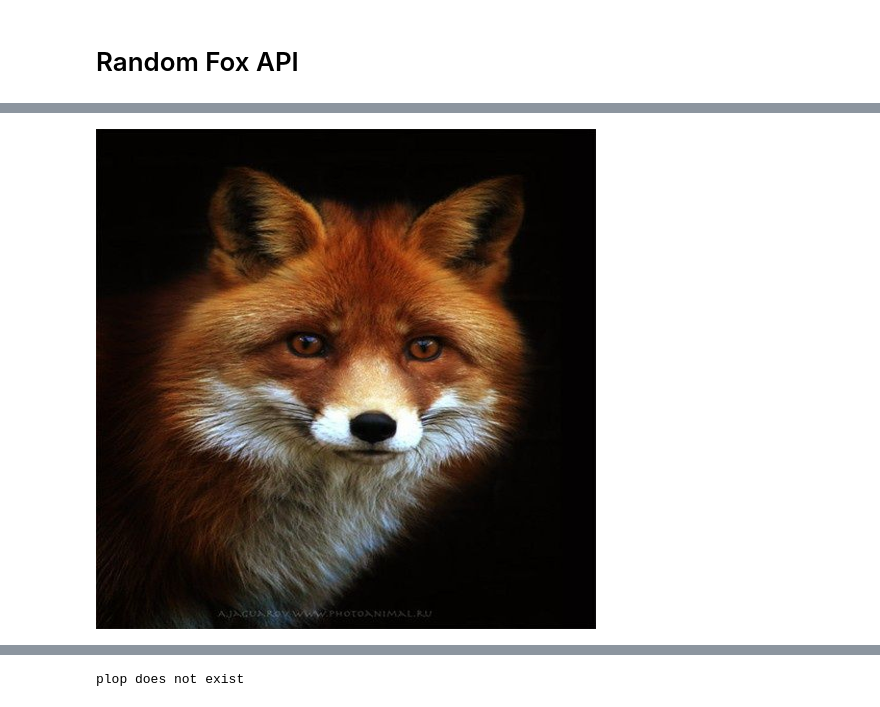
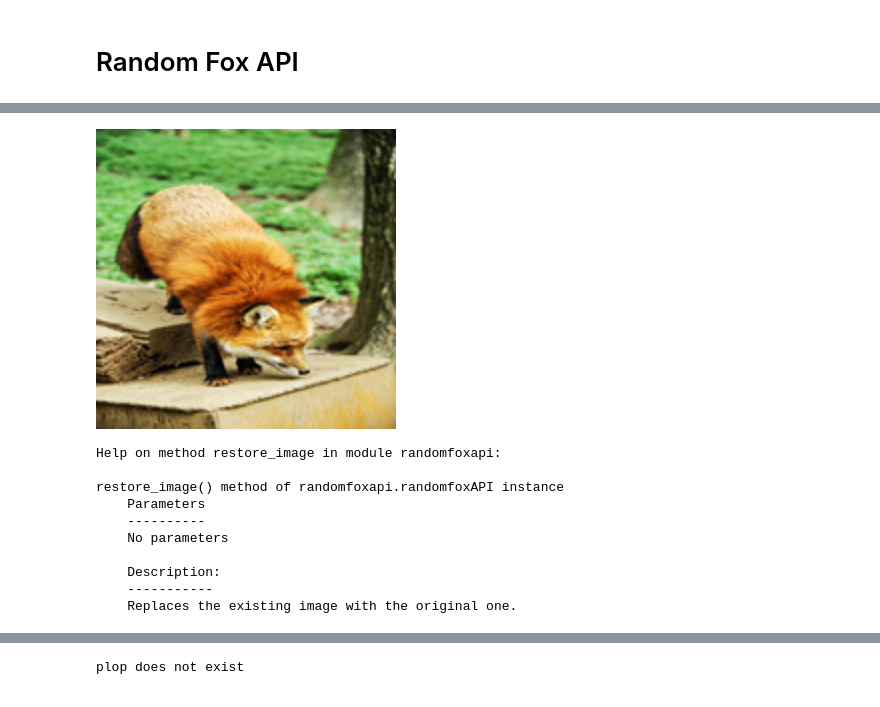
Before and after one commit to stefano-sosa/random-fox-and-the-cat, a Jupyter notebook: random-fox-api/randomfoxapi-test.ipynb, the cells around one changed output, grey strips where cells are left out. Drawn from its saved outputs; the diff is of its cells as text; code cells hidden in the pictures.

```diff
--- a/random-fox-api/randomfoxapi-test.ipynb
+++ b/random-fox-api/randomfoxapi-test.ipynb
@@ -27,5 +73,18 @@ fox.img
 # %%
-fox.resize_image([500,500])
+fox.resize_image([300,300])
 fox.img
 # %% [output]
-[figure, old version]
+[figure, new version]
+# %%
+help(fox.restore_image)
+# %% [output]
+Help on method restore_image in module randomfoxapi:
+
+restore_image() method of randomfoxapi.randomfoxAPI instance
+    Parameters
+    ----------
+    No parameters
+
+    Description:
+    -----------
+    Replaces the existing image with the original one.
```
Also changed, not shown: parts of 15 cells of this notebook.
